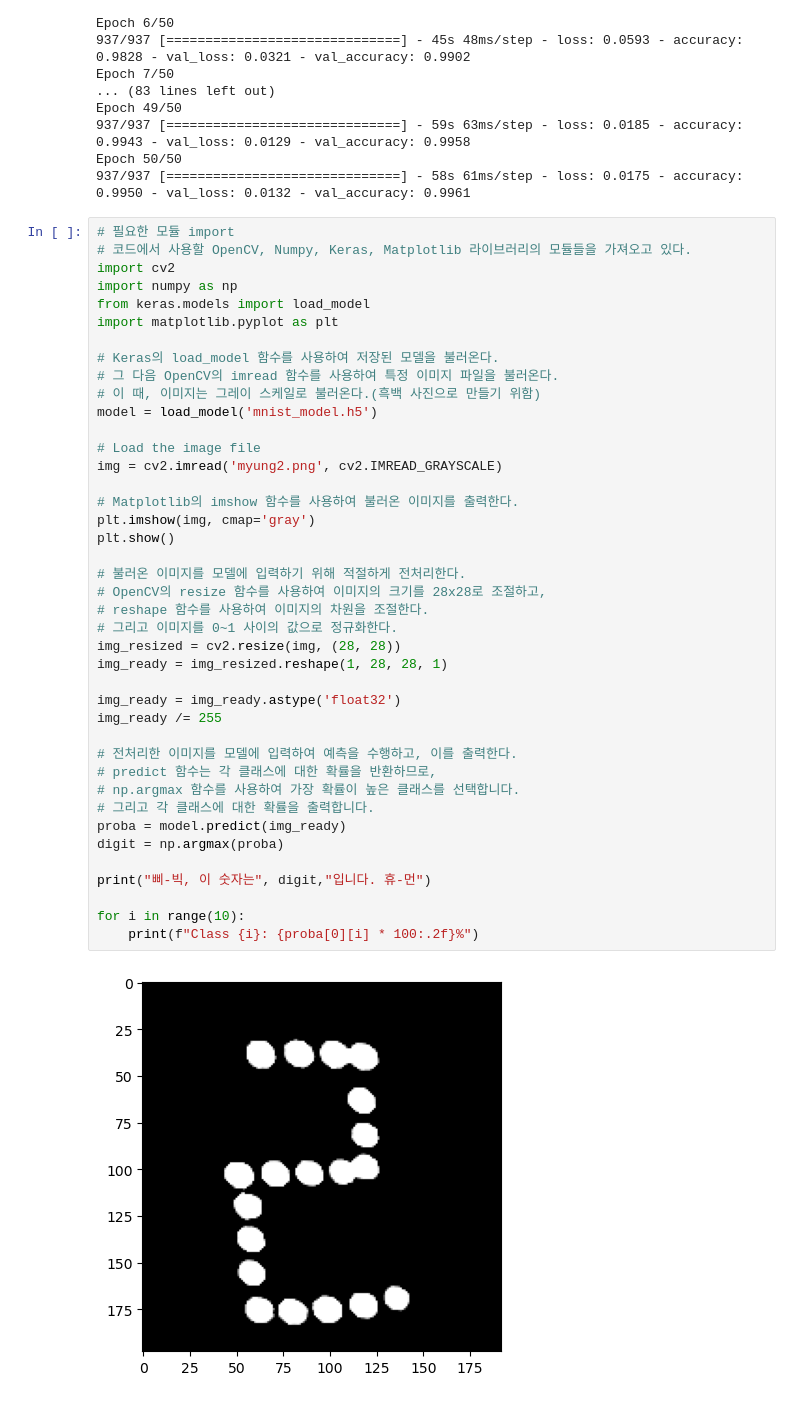
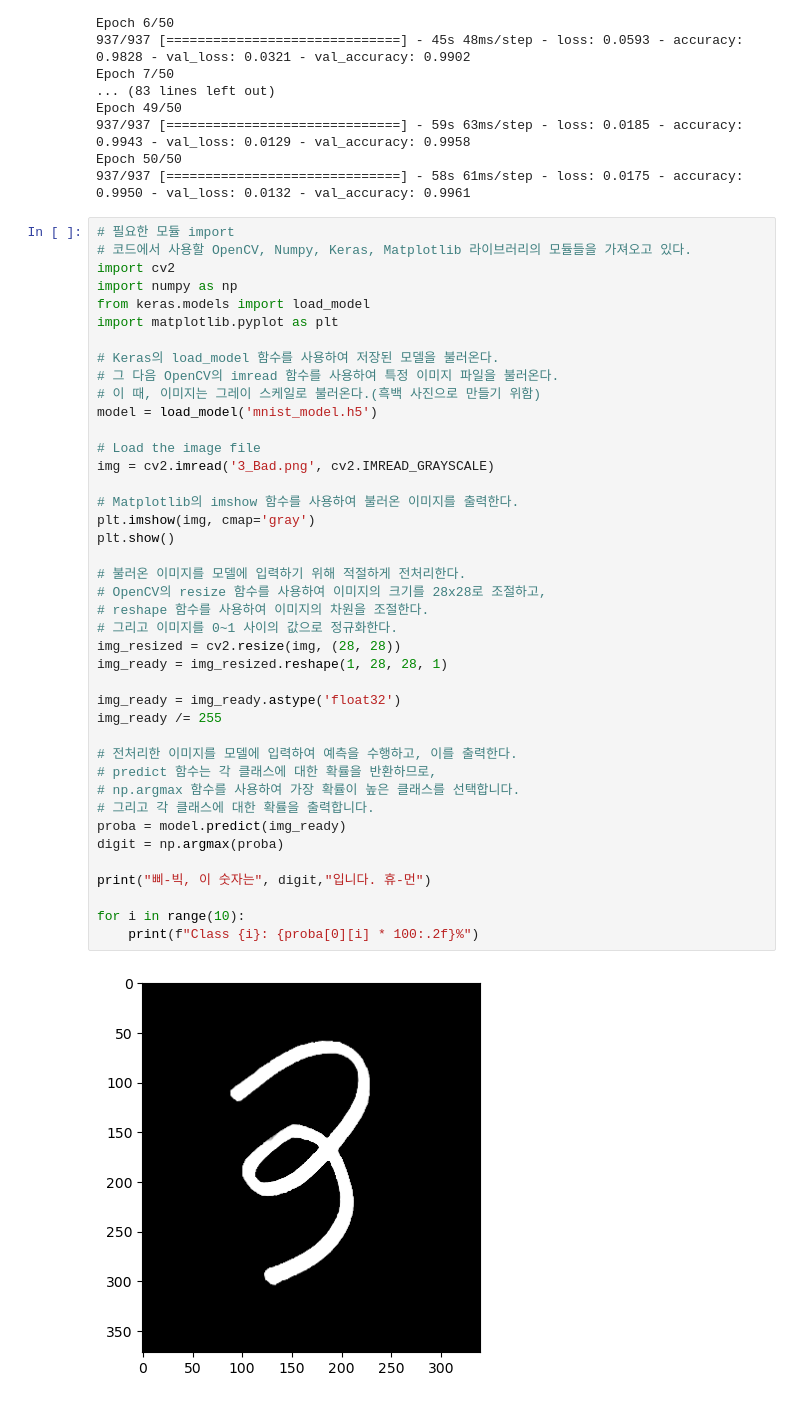
Before and after one commit to bumcoding/MNIST_Project, a Jupyter notebook: OpenCV_MNIST/DataTrain.ipynb, the cells around one changed output. Saved outputs shown, nothing was run; the diff lists cells and outputs as text.

```diff
--- a/OpenCV_MNIST/DataTrain.ipynb
+++ b/OpenCV_MNIST/DataTrain.ipynb
@@ -118,32 +118,32 @@ import matplotlib.pyplot as plt
 model = load_model('mnist_model.h5')
 
 # Load the image file
-img = cv2.imread('myung2.png', cv2.IMREAD_GRAYSCALE)
+img = cv2.imread('3_Bad.png', cv2.IMREAD_GRAYSCALE)
 
 # Matplotlib의 imshow 함수를 사용하여 불러온 이미지를 출력한다.
 plt.imshow(img, cmap='gray')
 plt.show()
 
 # 불러온 이미지를 모델에 입력하기 위해 적절하게 전처리한다.
 # OpenCV의 resize 함수를 사용하여 이미지의 크기를 28x28로 조절하고,
 # reshape 함수를 사용하여 이미지의 차원을 조절한다.
 # 그리고 이미지를 0~1 사이의 값으로 정규화한다.
 img_resized = cv2.resize(img, (28, 28))
 img_ready = img_resized.reshape(1, 28, 28, 1)
 
 img_ready = img_ready.astype('float32')
 img_ready /= 255
 
 # 전처리한 이미지를 모델에 입력하여 예측을 수행하고, 이를 출력한다.
 # predict 함수는 각 클래스에 대한 확률을 반환하므로,
 # np.argmax 함수를 사용하여 가장 확률이 높은 클래스를 선택합니다.
 # 그리고 각 클래스에 대한 확률을 출력합니다.
 proba = model.predict(img_ready)
 digit = np.argmax(proba)
 
 print("삐-빅, 이 숫자는", digit,"입니다. 휴-먼")
 
 for i in range(10):
     print(f"Class {i}: {proba[0][i] * 100:.2f}%")
 # %% [output]
-[figure, old version]
+[figure, new version]
```
Also changed, not shown: parts of 2 cells of this notebook, 1 other file.
